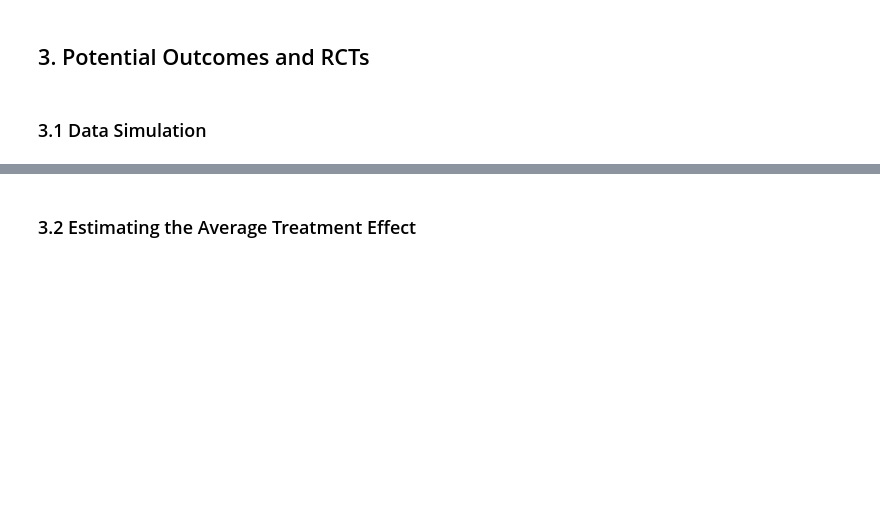
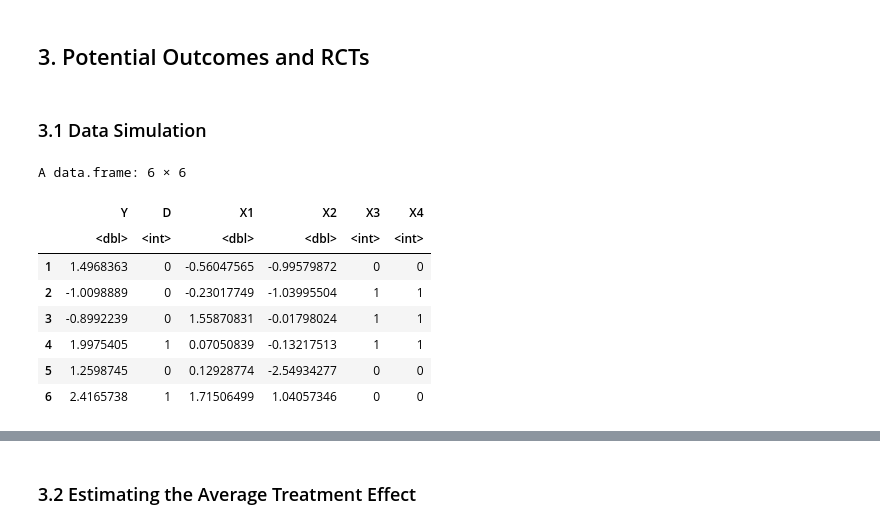
Before and after one commit to gsaco/Lasso_Potential_Outcomes_RCTs, a Jupyter notebook: R/Script/Assignment_2.ipynb, the cells around one changed output, grey strips where cells are left out. Cells and saved outputs as stored; diff of their text form; code cells hidden in the pictures; blank space fills up the shorter version.

```diff
--- a/R/Script/Assignment_2.ipynb
+++ b/R/Script/Assignment_2.ipynb
@@ -242,3 +244,37 @@ plot(log(lambda_seq), num_nonzero, type = "b", pch = 20,
 ## 3. Potential Outcomes and RCTs
 # %% [markdown]
 ### 3.1 Data Simulation
+# %%
+set.seed(123)
+
+# observaciones
+n <- 1000
+
+# covariados
+X1 <- rnorm(n,0,1)
+X2 <- rnorm(n,0,1)
+X3 <- rbinom(n,1,0.5)
+X4 <- rbinom(n,1,0.5)
+
+# tratamiento
+D <- rbinom(n,1,0.5)
+
+# termino de perturbacion
+e <- rnorm(n,0,1)
+
+# modelo
+Y <- 2*D + 0.5*X1 -0.3*X2 + 0.2*X3 + e
+
+# data frame
+data <- data.frame(Y, D, X1, X2, X3, X4)
+head(data)
+# %% [output]
+A data.frame: 6 × 6
+|  | Y | D | X1 | X2 | X3 | X4 |
+|  | <dbl> | <int> | <dbl> | <dbl> | <int> | <int> |
+| 1 | 1.4968363 | 0 | -0.56047565 | -0.99579872 | 0 | 0 |
+| 2 | -1.0098889 | 0 | -0.23017749 | -1.03995504 | 1 | 1 |
+| 3 | -0.8992239 | 0 | 1.55870831 | -0.01798024 | 1 | 1 |
+| 4 | 1.9975405 | 1 | 0.07050839 | -0.13217513 | 1 | 1 |
+| 5 | 1.2598745 | 0 | 0.12928774 | -2.54934277 | 0 | 0 |
+| 6 | 2.4165738 | 1 | 1.71506499 | 1.04057346 | 0 | 0 |
```
Also changed, not shown: parts of 17 cells of this notebook.
